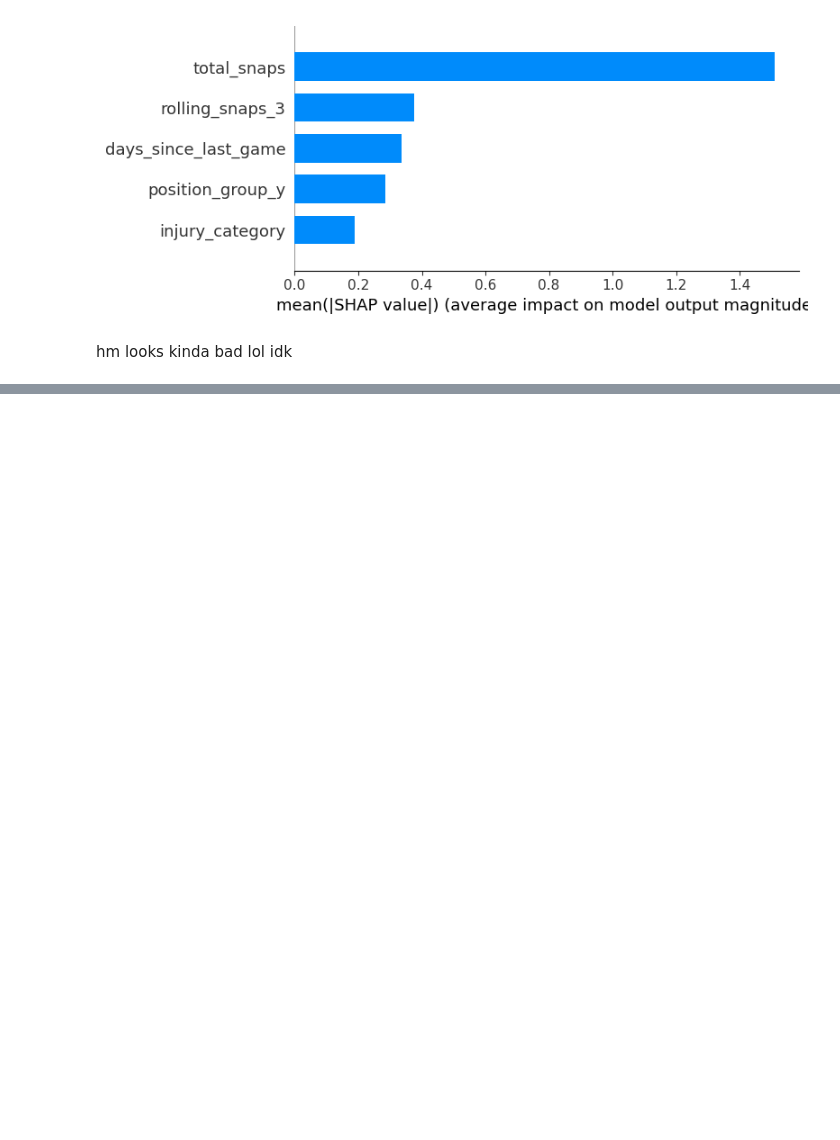
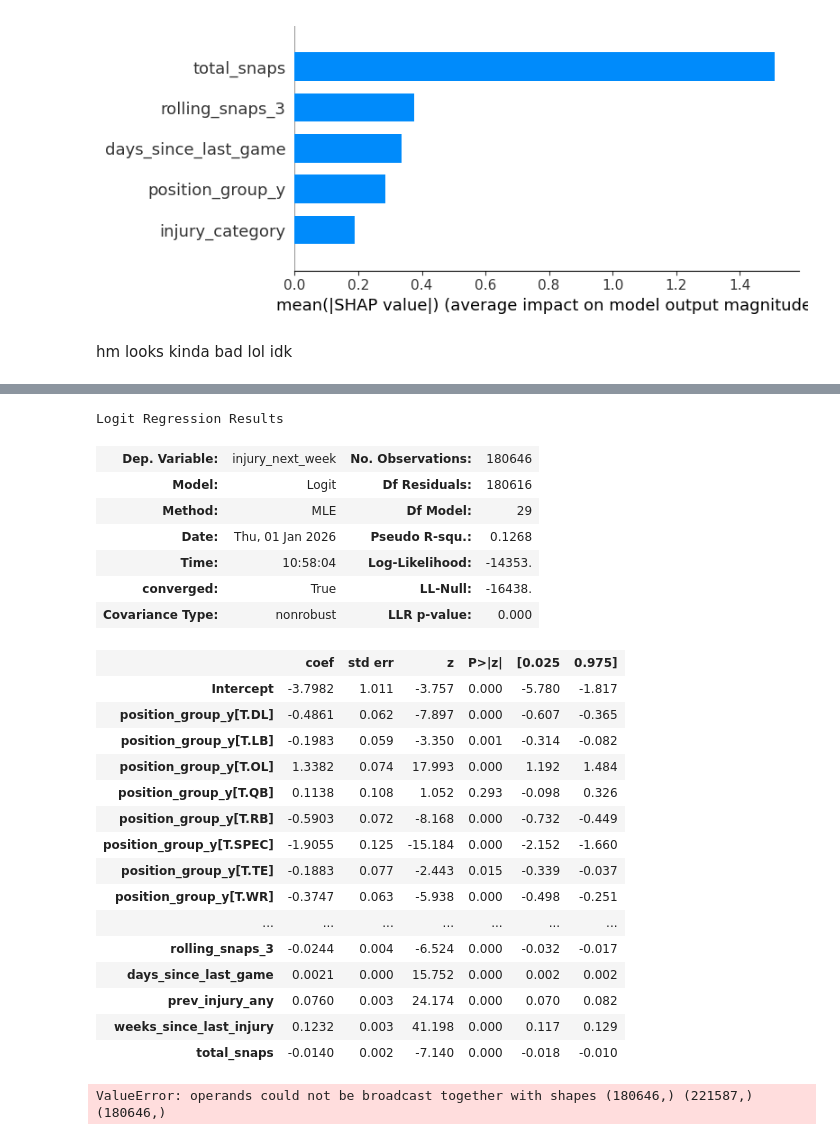
Before and after one commit to jc39963/NFLPA_2025, a Jupyter notebook: modeling.ipynb, the cells around one changed output, grey strips where cells are left out. Cells and saved outputs as stored; diff of their text form; code cells hidden in the pictures; blank space fills up the shorter version.

```diff
--- a/modeling.ipynb
+++ b/modeling.ipynb
@@ -372,0 +419,12 @@ hm looks kinda bad lol idk
+# %%
+df["last_injury_week"] = (
+    df
+    .assign(injury_week=lambda x: x["week"].where(x["injured_this_week"] == 1))
+    .groupby("gsis_id")["injury_week"]
+    .ffill()
+)
+# %%
+df["weeks_since_last_injury"] = df["week"] - df["last_injury_week"]
+# %%
+# fill players w no injury hx
+df["weeks_since_last_injury"] = df["weeks_since_last_injury"].fillna(-1)
@@ -372,0 +438,27 @@ hm looks kinda bad lol idk
+# %%
+logreg_model3.summary()
+# %% [output]
+Logit Regression Results
+| Dep. Variable: | injury_next_week | No. Observations: | 180646 |
+| Model: | Logit | Df Residuals: | 180616 |
+| Method: | MLE | Df Model: | 29 |
+| Date: | Thu, 01 Jan 2026 | Pseudo R-squ.: | 0.1268 |
+| Time: | 10:58:04 | Log-Likelihood: | -14353. |
+| converged: | True | LL-Null: | -16438. |
+| Covariance Type: | nonrobust | LLR p-value: | 0.000 |
+|  | coef | std err | z | P>|z| | [0.025 | 0.975] |
+| Intercept | -3.7982 | 1.011 | -3.757 | 0.000 | -5.780 | -1.817 |
+| position_group_y[T.DL] | -0.4861 | 0.062 | -7.897 | 0.000 | -0.607 | -0.365 |
+| position_group_y[T.LB] | -0.1983 | 0.059 | -3.350 | 0.001 | -0.314 | -0.082 |
+| position_group_y[T.OL] | 1.3382 | 0.074 | 17.993 | 0.000 | 1.192 | 1.484 |
+| position_group_y[T.QB] | 0.1138 | 0.108 | 1.052 | 0.293 | -0.098 | 0.326 |
+| position_group_y[T.RB] | -0.5903 | 0.072 | -8.168 | 0.000 | -0.732 | -0.449 |
+| position_group_y[T.SPEC] | -1.9055 | 0.125 | -15.184 | 0.000 | -2.152 | -1.660 |
+| position_group_y[T.TE] | -0.1883 | 0.077 | -2.443 | 0.015 | -0.339 | -0.037 |
+| position_group_y[T.WR] | -0.3747 | 0.063 | -5.938 | 0.000 | -0.498 | -0.251 |
+| ... | ... | ... | ... | ... | ... | ... |
+| rolling_snaps_3 | -0.0244 | 0.004 | -6.524 | 0.000 | -0.032 | -0.017 |
+| days_since_last_game | 0.0021 | 0.000 | 15.752 | 0.000 | 0.002 | 0.002 |
+| prev_injury_any | 0.0760 | 0.003 | 24.174 | 0.000 | 0.070 | 0.082 |
+| weeks_since_last_injury | 0.1232 | 0.003 | 41.198 | 0.000 | 0.117 | 0.129 |
+| total_snaps | -0.0140 | 0.002 | -7.140 | 0.000 | -0.018 | -0.010 |
@@ -372,0 +475,4 @@ hm looks kinda bad lol idk
+# %%
+results = glmm.fit_vb()
+# %% [output]
+ValueError: operands could not be broadcast together with shapes (180646,) (221587,) (180646,)
```
Also changed, not shown: parts of 16 cells of this notebook.
